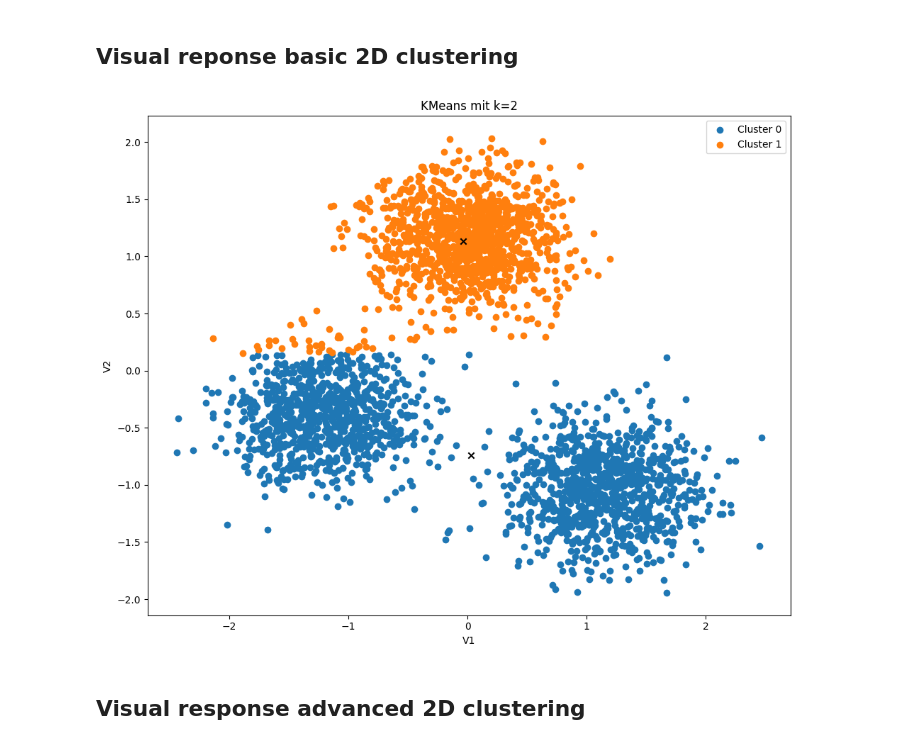
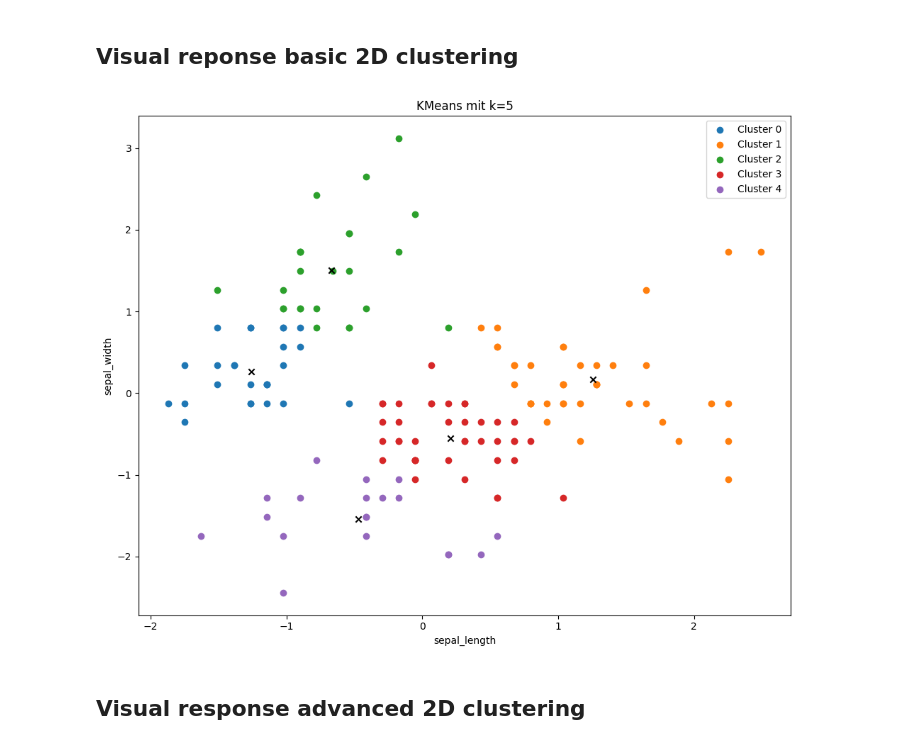
Before and after one commit to axellotl22/progback, a Jupyter notebook: notebooks/visual_response.ipynb, the cells around one changed output. Cells and saved outputs as stored; diff of their text form; code cells hidden in the pictures.

```diff
--- a/notebooks/visual_response.ipynb
+++ b/notebooks/visual_response.ipynb
@@ -14,13 +14,13 @@ params = {
     "Column 2": 1,
     "distance_metric": "EUCLIDEAN",
     "kmeans_type": "OptimizedKMeans",
-    "n_clusters": 3,
+    "k_clusters": 5,
     "user_id": 0,
     "request_id": 0
 }
 
 files = {
-    "file": open("xclara.csv", "rb")
+    "file": open("IRIS.csv", "rb")
 }
 
 # Sende POST-Anfrage
@@ -29,34 +29,34 @@ response = requests.post(url, files=files, params=params)
 # Lade JSON-Antwort in Variable
 result = response.json()
 
 # Plotte Ergebnis
 plt.figure(figsize=(10, 8))
 
 # Gehe durch jeden Cluster
 for cluster in result["cluster"]:
     centroid = cluster["centroid"]
     points = cluster["points"]
 
     # Extrahiere Datenpunkte
     point_x = [p["x"] for p in points]
     point_y = [p["y"] for p in points]
 
     # Plotte Cluster
     plt.scatter(point_x, point_y, label=f"Cluster {cluster['clusterNr']}")
 
     # Plotte Zentroid
     plt.scatter(centroid["x"], centroid["y"], color="black", marker="x")
 
 # Achsenbeschriftung
 plt.xlabel(result["x_label"])
 plt.ylabel(result["y_label"])
 
 plt.legend()
 plt.title(f"KMeans mit k={len(result['cluster'])}")
 plt.tight_layout()
 plt.show()
 # %% [output]
-[figure, old version]
+[figure, new version]
 # %% [markdown]
 ## Visual response advanced 2D clustering
 # %%
```
Also changed, not shown: parts of 1 cell of this notebook.
